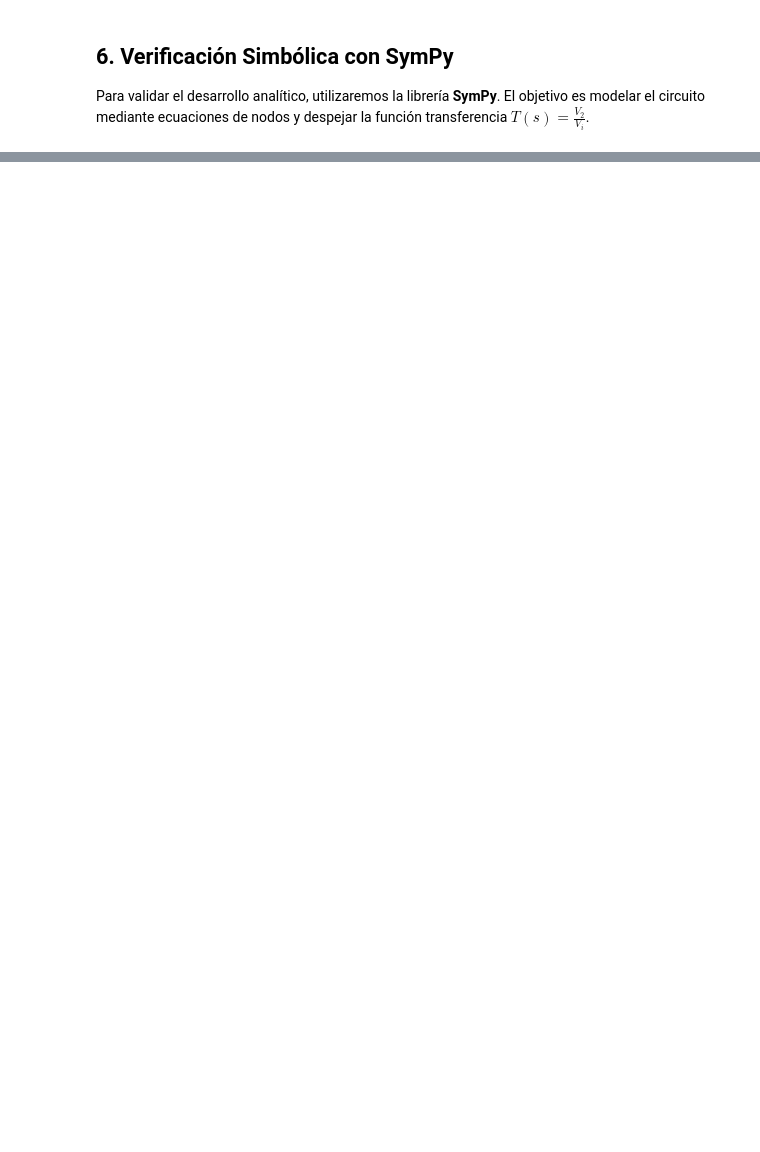
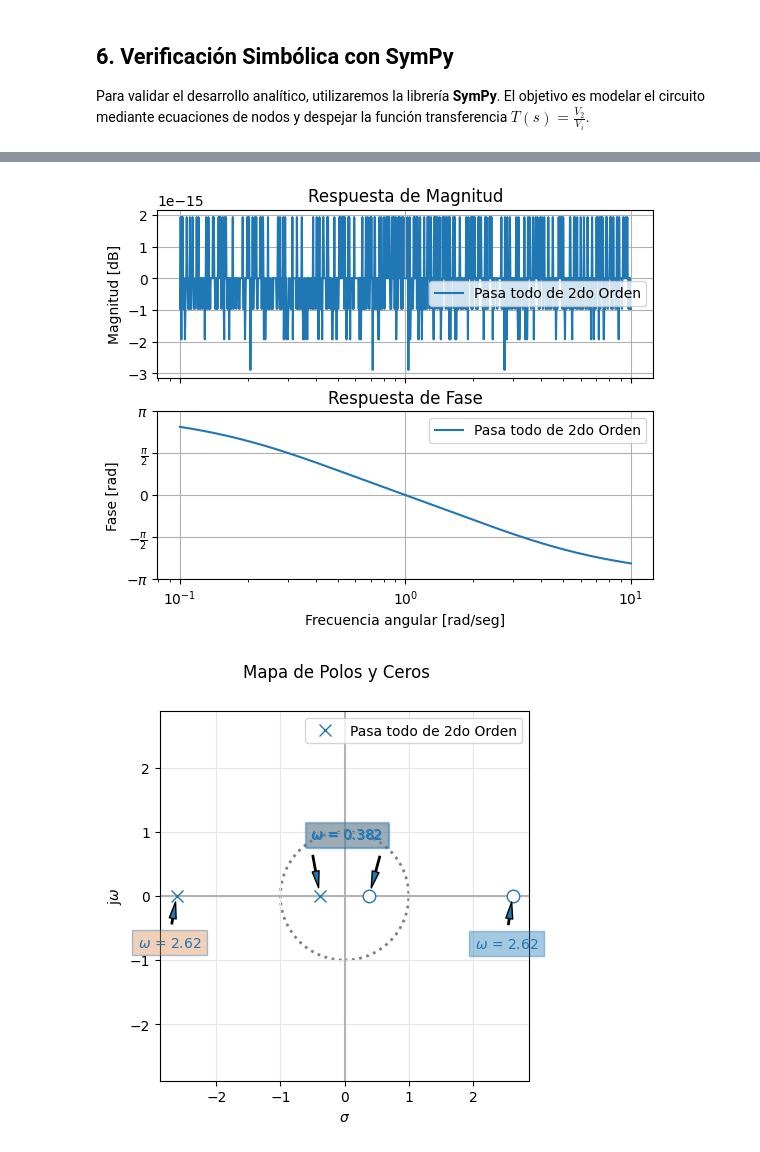
Before and after one commit to juanmaacontreras/teoria-de-circuitos-II, a Jupyter notebook: tarea_semanal_01/filtro_pasa_todo_1er_orden.ipynb, the cells around one changed output, grey strips where cells are left out. Cells and saved outputs as stored; diff of their text form; code cells hidden in the pictures; blank space fills up the shorter version.

```diff
--- a/tarea_semanal_01/filtro_pasa_todo_1er_orden.ipynb
+++ b/tarea_semanal_01/filtro_pasa_todo_1er_orden.ipynb
@@ -169,0 +194,18 @@ $\displaystyle T(s) = \frac{s - \frac{1}{C R_{3}}}{s + \frac{1}{C R_{3}}}$
+# %%
+import numpy as np
+from scipy import signal as sig
+import matplotlib.pyplot as plt
+from pytc2.sistemas_lineales import analyze_sys
+
+# Definición de la transferencia
+num = np.array([-1, 3, -1])
+den = np.array([1, 3, 1])
+tf_n = sig.TransferFunction(num, den)
+
+# Simulación
+analyze_sys([tf_n], sys_name='Pasa todo de 2do Orden')
+
+plt.show()
+# %% [output]
+[figure, added]
+[figure, added]
```
Also changed, not shown: parts of 7 cells of this notebook, 1 other file.
